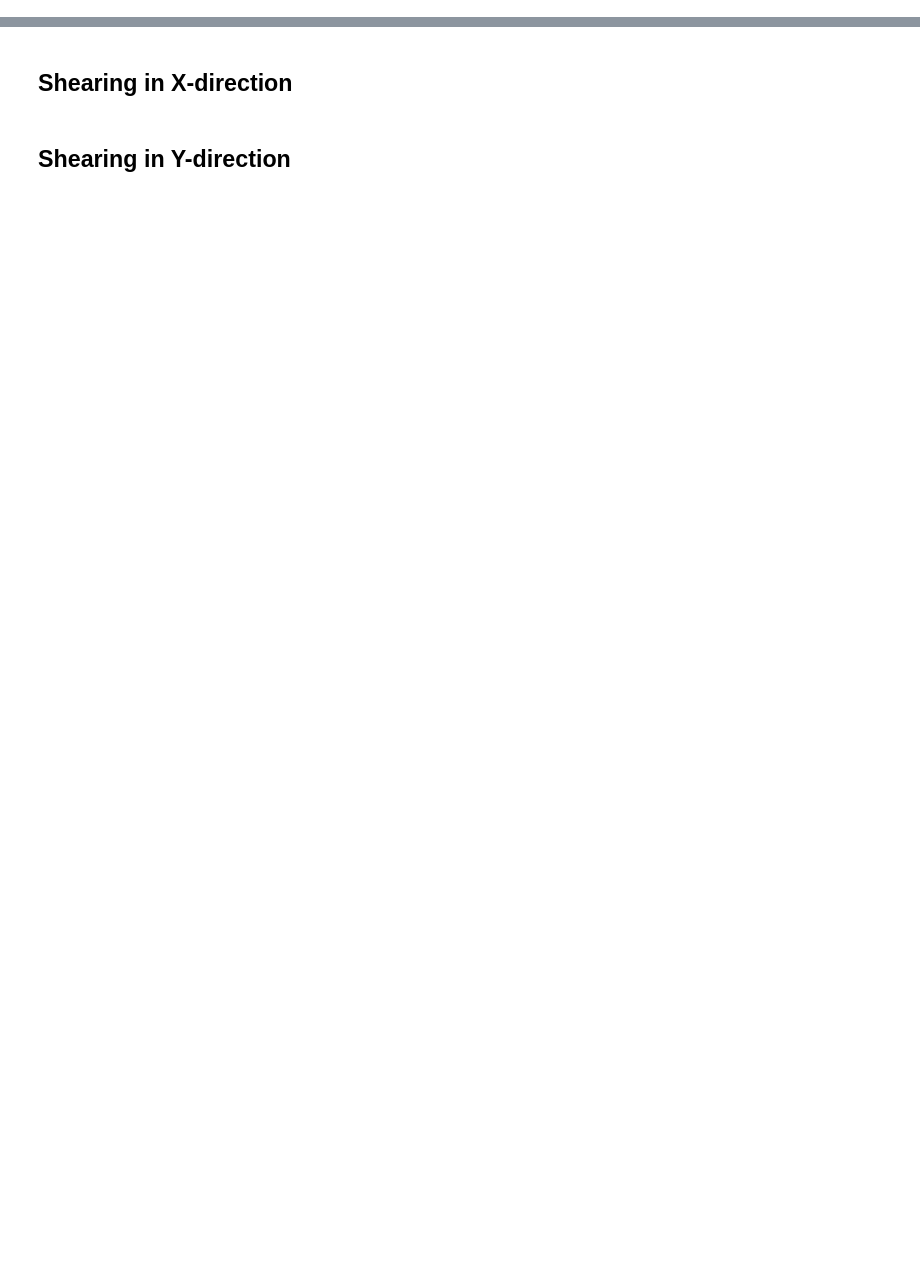
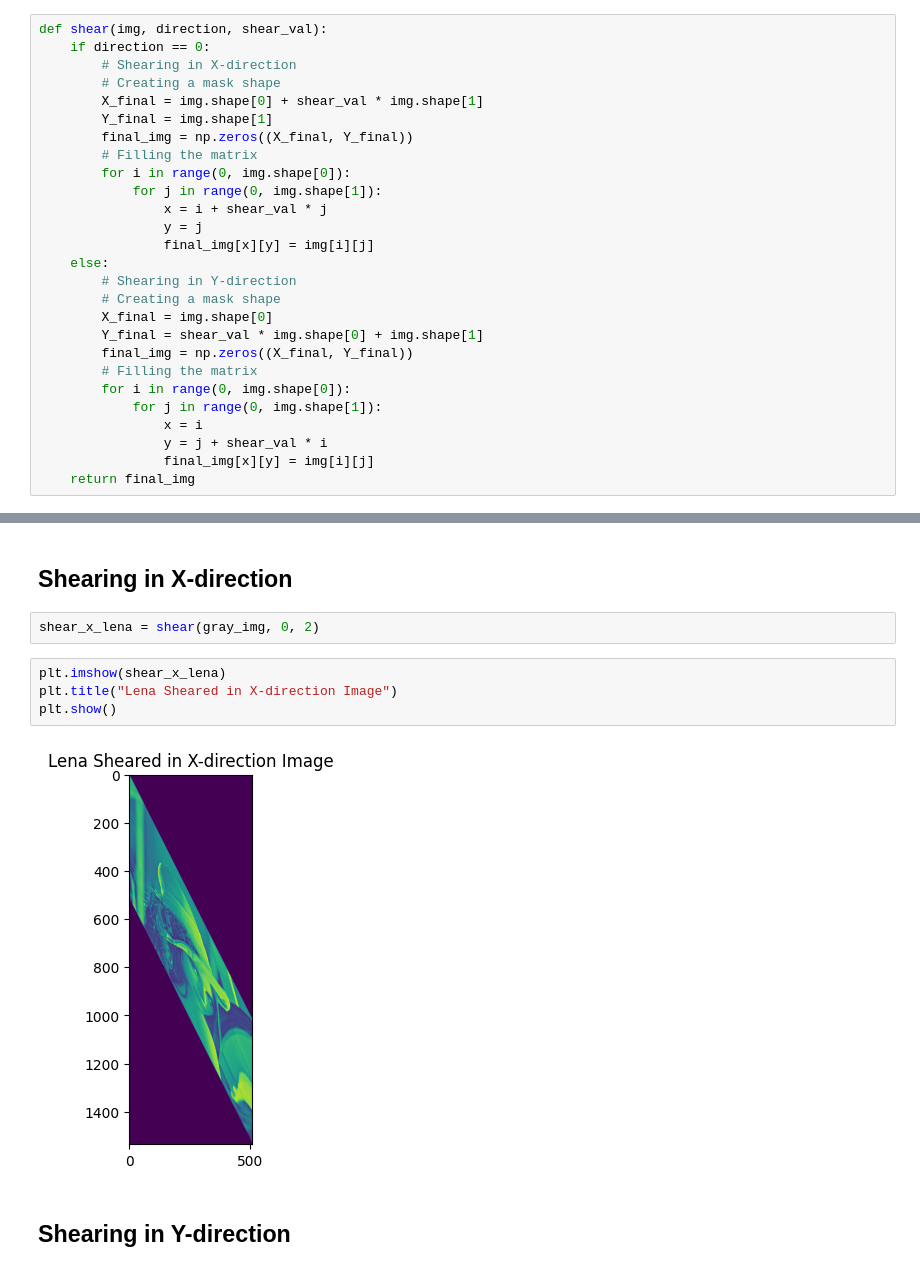
Before and after one commit to Vishnuteja-Surla/Digital-Image-Processing-Assignments, a Jupyter notebook: Assignment-02 : Image Tranformations/Image-Transformations.ipynb, the cells around one changed output, grey strips where cells are left out. Cells and saved outputs as stored; diff of their text form; blank space fills up the shorter version.

```diff
--- a/Assignment-02 : Image Tranformations/Image-Transformations.ipynb
+++ b/Assignment-02 : Image Tranformations/Image-Transformations.ipynb
@@ -62,3 +95,30 @@ def scale(img, factor):
+# %%
+def shear(img, direction, shear_val):
+    if direction == 0:
+        # Shearing in X-direction
+        # Creating a mask shape
+        X_final = img.shape[0] + shear_val * img.shape[1]
+        Y_final = img.shape[1]
+        final_img = np.zeros((X_final, Y_final))
+        # Filling the matrix
+        for i in range(0, img.shape[0]):
+            for j in range(0, img.shape[1]):
+                x = i + shear_val * j
+                y = j
+                final_img[x][y] = img[i][j]
+    else:
+        # Shearing in Y-direction
+        # Creating a mask shape
+        X_final = img.shape[0]
+        Y_final = shear_val * img.shape[0] + img.shape[1]
+        final_img = np.zeros((X_final, Y_final))
+        # Filling the matrix
+        for i in range(0, img.shape[0]):
+            for j in range(0, img.shape[1]):
+                x = i
+                y = j + shear_val * i
+                final_img[x][y] = img[i][j]
+    return final_img
 # %% [markdown]
 # Reading the image
 # %%
@@ -106,4 +174,12 @@ plt.show()
 # %% [markdown]
 ## Shearing in X-direction
+# %%
+shear_x_lena = shear(gray_img, 0, 2)
+# %%
+plt.imshow(shear_x_lena)
+plt.title("Lena Sheared in X-direction Image")
+plt.show()
+# %% [output]
+[figure, added]
 # %% [markdown]
 ## Shearing in Y-direction
```
Also changed, not shown: parts of 8 cells of this notebook.
